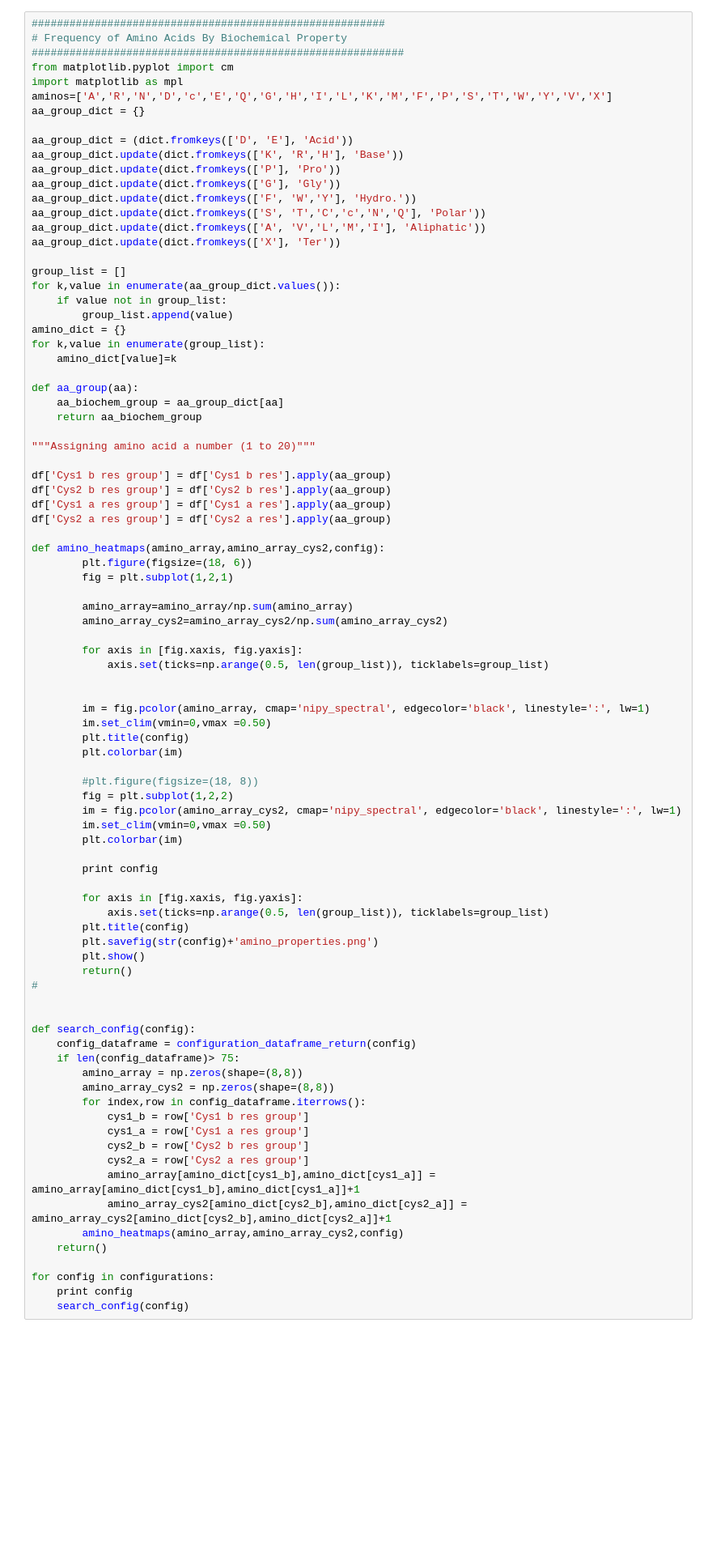
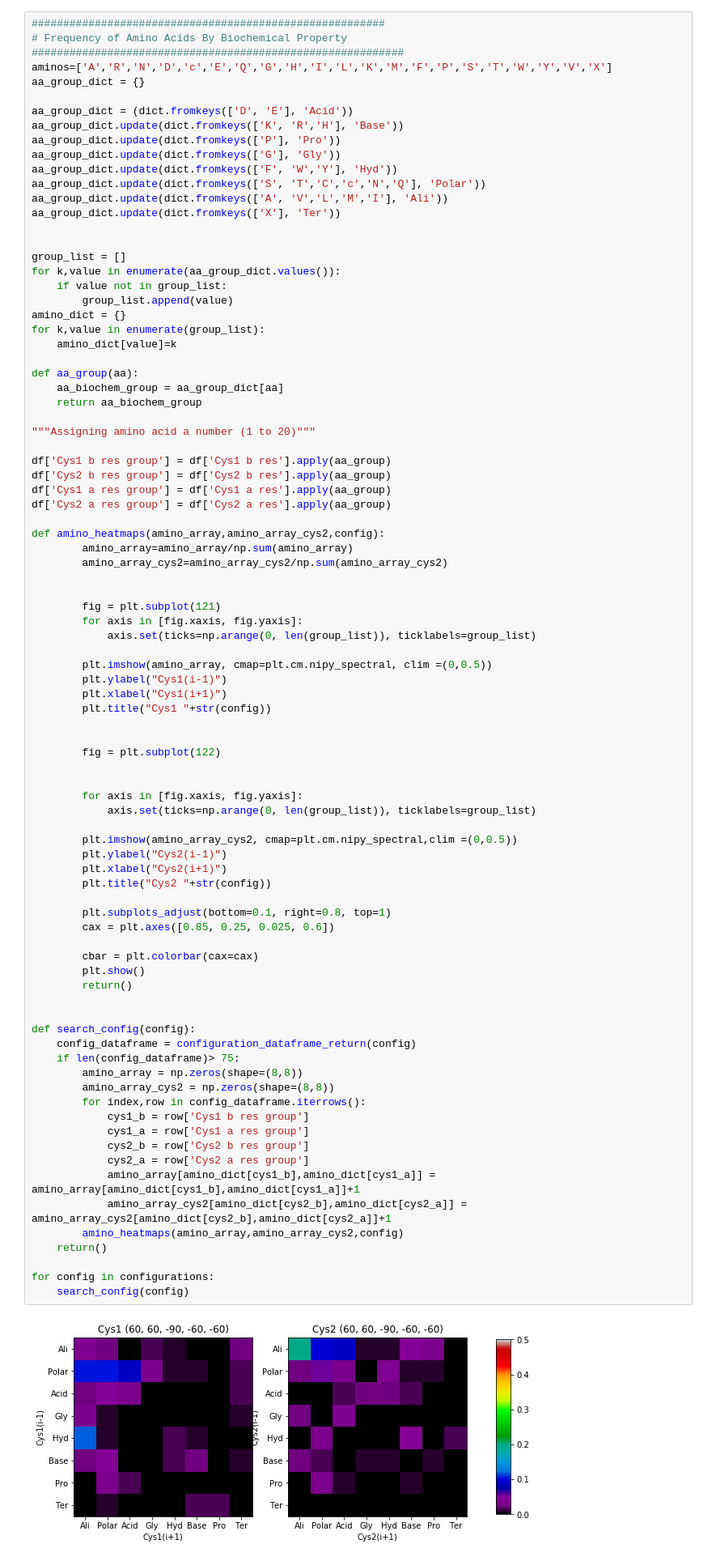
Before and after one commit to davarm/disulfide_configuration, a Jupyter notebook: configuration_analysis.ipynb, the cells around one changed output. Shown at 81% size. Saved outputs shown, nothing was run; the diff lists cells and outputs as text; blank space fills up the shorter version.

```diff
--- a/configuration_analysis.ipynb
+++ b/configuration_analysis.ipynb
@@ -771,8 +744,6 @@ print vicinal_df[['Cys1_x1','Cys1_x2','x3','Cys2_x2','Cys2_x1']]
 ########################################################
 # Frequency of Amino Acids By Biochemical Property
 ###########################################################
-from matplotlib.pyplot import cm
-import matplotlib as mpl
 aminos=['A','R','N','D','c','E','Q','G','H','I','L','K','M','F','P','S','T','W','Y','V','X']
 aa_group_dict = {}
 
@@ -780,10 +751,11 @@ aa_group_dict = (dict.fromkeys(['D', 'E'], 'Acid'))
 aa_group_dict.update(dict.fromkeys(['K', 'R','H'], 'Base'))
 aa_group_dict.update(dict.fromkeys(['P'], 'Pro'))
 aa_group_dict.update(dict.fromkeys(['G'], 'Gly'))
-aa_group_dict.update(dict.fromkeys(['F', 'W','Y'], 'Hydro.'))
+aa_group_dict.update(dict.fromkeys(['F', 'W','Y'], 'Hyd'))
 aa_group_dict.update(dict.fromkeys(['S', 'T','C','c','N','Q'], 'Polar'))
-aa_group_dict.update(dict.fromkeys(['A', 'V','L','M','I'], 'Aliphatic'))
+aa_group_dict.update(dict.fromkeys(['A', 'V','L','M','I'], 'Ali'))
 aa_group_dict.update(dict.fromkeys(['X'], 'Ter'))
+
 
 group_list = []
 for k,value in enumerate(aa_group_dict.values()):
@@ -805,53 +777,55 @@ df['Cys1 a res group'] = df['Cys1 a res'].apply(aa_group)
 df['Cys2 a res group'] = df['Cys2 a res'].apply(aa_group)
 
 def amino_heatmaps(amino_array,amino_array_cys2,config):
-        plt.figure(figsize=(18, 6))
-        fig = plt.subplot(1,2,1)
-
         amino_array=amino_array/np.sum(amino_array)
         amino_array_cys2=amino_array_cys2/np.sum(amino_array_cys2)
 
+
+        fig = plt.subplot(121)
         for axis in [fig.xaxis, fig.yaxis]:
-            axis.set(ticks=np.arange(0.5, len(group_list)), ticklabels=group_list)
+            axis.set(ticks=np.arange(0, len(group_list)), ticklabels=group_list)
+
+        plt.imshow(amino_array, cmap=plt.cm.nipy_spectral, clim =(0,0.5))
+        plt.ylabel("Cys1(i-1)")
+        plt.xlabel("Cys1(i+1)")
+        plt.title("Cys1 "+str(config))
 
 
-        im = fig.pcolor(amino_array, cmap='nipy_spectral', edgecolor='black', linestyle=':', lw=1)
-        im.set_clim(vmin=0,vmax =0.50)
-        plt.title(config)
-        plt.colorbar(im)
+        fig = plt.subplot(122)
 
-        #plt.figure(figsize=(18, 8))
-        fig = plt.subplot(1,2,2)
-        im = fig.pcolor(amino_array_cys2, cmap='nipy_spectral', edgecolor='black', linestyle=':', lw=1)
-        im.set_clim(vmin=0,vmax =0.50)
-        plt.colorbar(im)
-
-        print config
 
         for axis in [fig.xaxis, fig.yaxis]:
-            axis.set(ticks=np.arange(0.5, len(group_list)), ticklabels=group_list)
-        plt.title(config)
-        plt.savefig(str(config)+'amino_properties.png')
+            axis.set(ticks=np.arange(0, len(group_list)), ticklabels=group_list)
+
+        plt.imshow(amino_array_cys2, cmap=plt.cm.nipy_spectral,clim =(0,0.5))
+        plt.ylabel("Cys2(i-1)")
+        plt.xlabel("Cys2(i+1)")
+        plt.title("Cys2 "+str(config))
+
+        plt.subplots_adjust(bottom=0.1, right=0.8, top=1)
+        cax = plt.axes([0.85, 0.25, 0.025, 0.6])
+
+        cbar = plt.colorbar(cax=cax)
         plt.show()
         return()
-#
 
 
 def search_config(config):
     config_dataframe = configuration_dataframe_return(config)
     if len(config_dataframe)> 75:
         amino_array = np.zeros(shape=(8,8))
         amino_array_cys2 = np.zeros(shape=(8,8))
         for index,row in config_dataframe.iterrows():
             cys1_b = row['Cys1 b res group']
             cys1_a = row['Cys1 a res group']
             cys2_b = row['Cys2 b res group']
             cys2_a = row['Cys2 a res group']
             amino_array[amino_dict[cys1_b],amino_dict[cys1_a]] = amino_array[amino_dict[cys1_b],amino_dict[cys1_a]]+1
             amino_array_cys2[amino_dict[cys2_b],amino_dict[cys2_a]] = amino_array_cys2[amino_dict[cys2_b],amino_dict[cys2_a]]+1
         amino_heatmaps(amino_array,amino_array_cys2,config)
     return()
 
 for config in configurations:
-    print config
     search_config(config)
+# %% [output]
+[figure, added]
```
Also changed, not shown: parts of 16 cells of this notebook, 25 other files.
